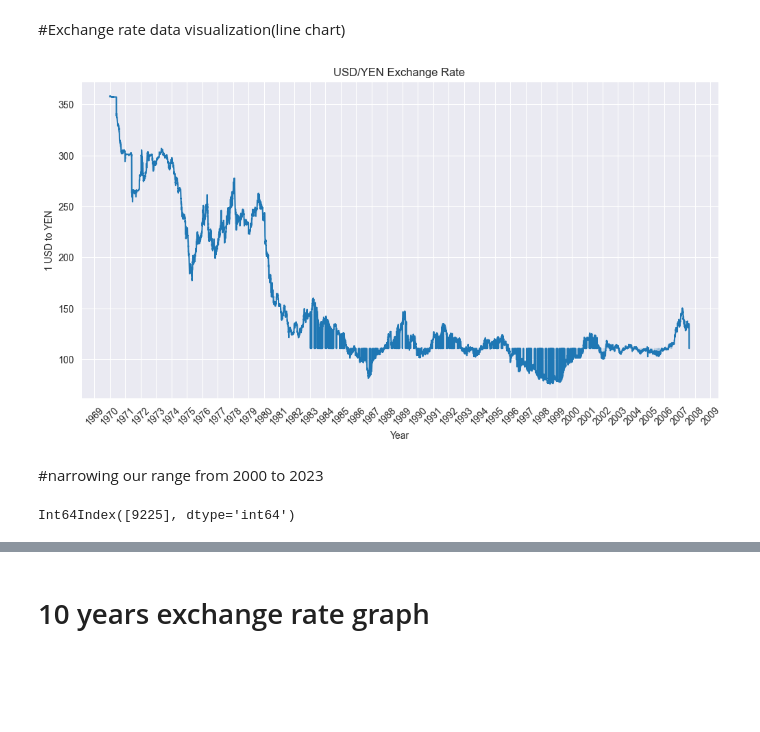
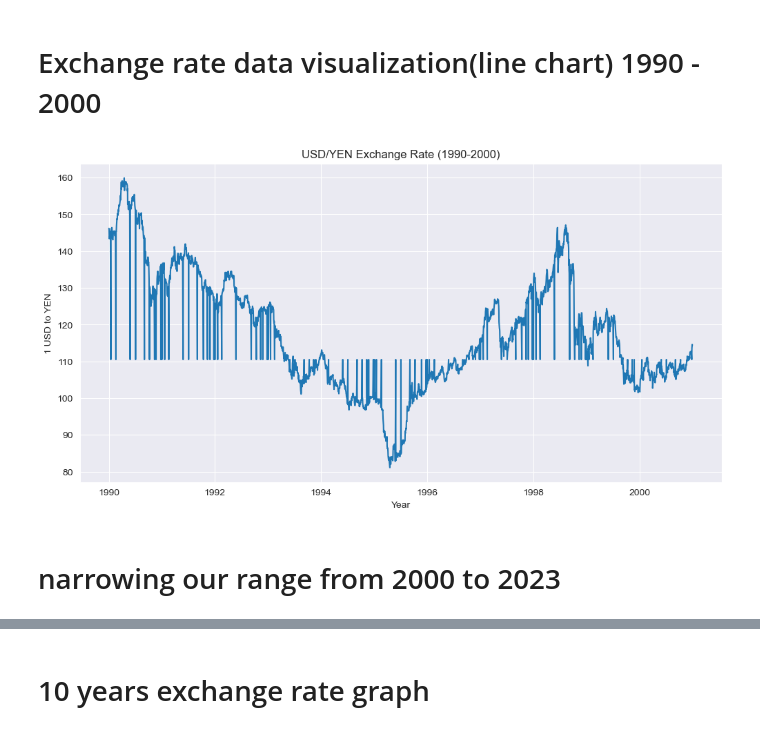
Before and after one commit to K0725/ExchangeRate_Analysis, a Jupyter notebook: group_project/Project Demo.ipynb, the cells around one changed output, grey strips where cells are left out. Cells and saved outputs as stored; diff of their text form; code cells hidden in the pictures; blank space fills up the shorter version.

```diff
--- a/group_project/Project Demo.ipynb
+++ b/group_project/Project Demo.ipynb
@@ -58,28 +9,31 @@ exchange = exchange.drop(exchange.index[exchange['dates']=='dates'],axis=0,inpla
 # %% [markdown]
-#Exchange rate data visualization(line chart)
+# Exchange rate data visualization(line chart) 1990 - 2000
-# %%
-sns.set_style("darkgrid")
-fig, ax = plt.subplots(figsize=(12, 6))
-sns.lineplot(x="dates", y="rates", data=exchange, ax=ax)
-
-# set axis labels and plot title
-ax.set_xlabel("Year")
-ax.set_ylabel("1 USD to YEN")
-ax.set_title("USD/YEN Exchange Rate")
-
-# format x-axis tick labels as years
-ax.xaxis.set_major_locator(mdates.YearLocator())
-ax.xaxis.set_major_formatter(mdates.DateFormatter('%Y'))
-ax.tick_params(axis='x', labelrotation=45)
-
-# display plot
-plt.show()
-# %% [output]
-[figure, removed]
+# %%
+
+
+# read in the CSV file
+exchange = pd.read_csv("DEXJPUS.csv")
+
+# convert dates column to datetime type
+exchange['Date'] = pd.to_datetime(exchange['Date'])
+
+# create a new column for year
+exchange['year'] = exchange['Date'].dt.year
+
+# create three separate dataframes for the three periods
+exchange_1990_2000 = exchange[(exchange['year'] >= 1990) & (exchange['year'] <= 2000)]
+exchange_2000_2010 = exchange[(exchange['year'] > 2000) & (exchange['year'] <= 2010)]
+exchange_2010_2023 = exchange[(exchange['year'] > 2010) & (exchange['year'] <= 2023)]
+
+# plot the data for 1990-2000
+sns.set_style("darkgrid")
+fig, ax = plt.subplots(figsize=(12, 6))
+sns.lineplot(x="Date", y="Value", data=exchange_1990_2000, ax=ax)
+ax.set_xlabel("Year")
+ax.set_ylabel("1 USD to YEN")
+ax.set_title("USD/YEN Exchange Rate (1990-2000)")
+plt.show()
+# %% [output]
+[figure, added]
 # %% [markdown]
-#narrowing our range from 2000 to 2023
+# narrowing our range from 2000 to 2023
-# %%
-#getting the row index of 2000-01-03
-exchange.index[exchange['dates']=='2000-01-03']
-# %% [output]
-Int64Index([9225], dtype='int64')
```
Also changed, not shown: parts of 14 cells of this notebook, 4 other files.
